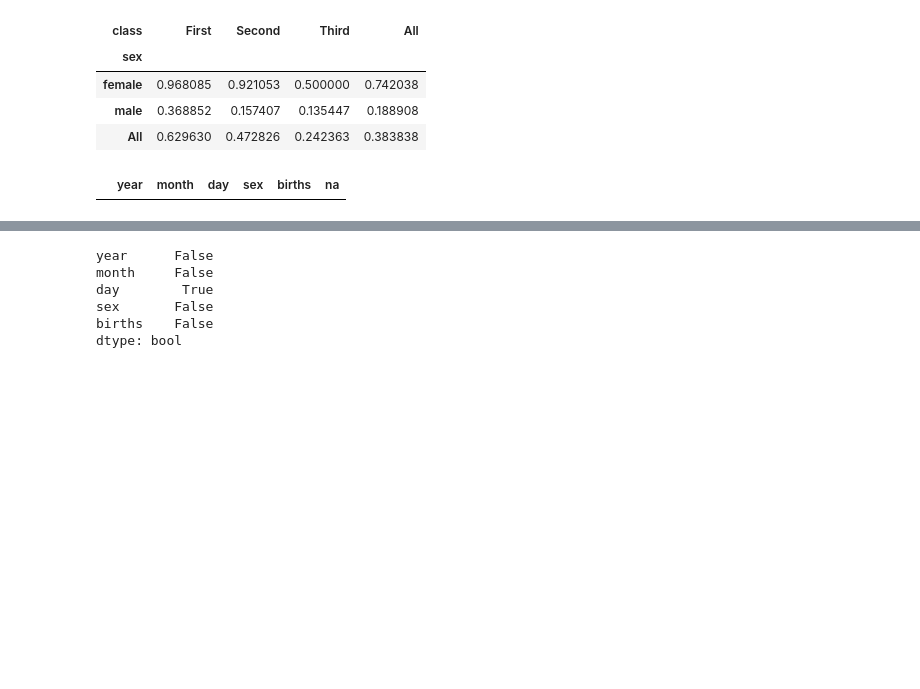
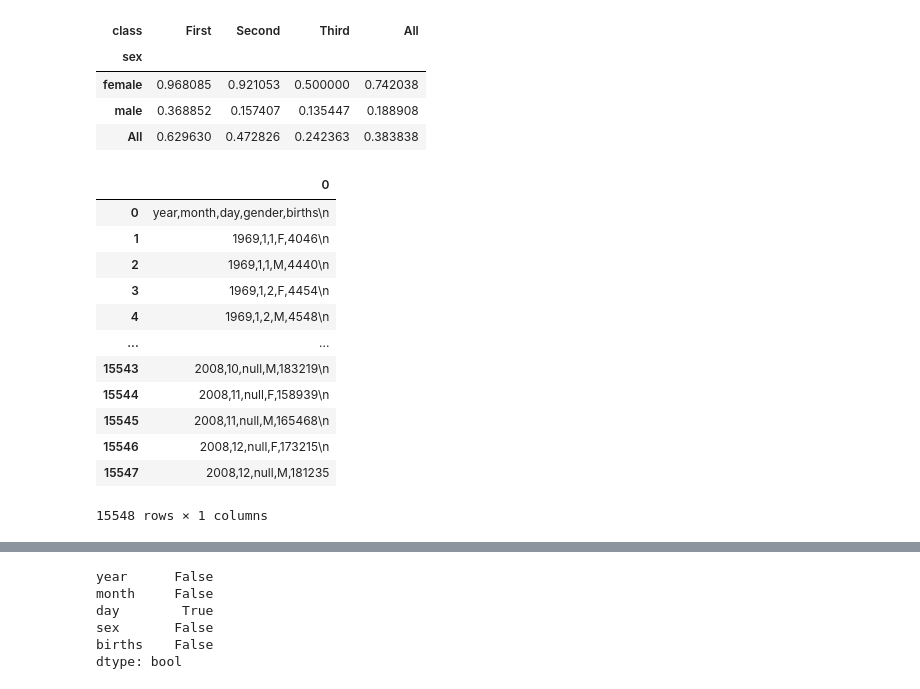
Before and after one commit to LucyLiu-UCSB/PythonReview, a Jupyter notebook: data science/Pandas_pivot.ipynb, the cells around one changed output, grey strips where cells are left out. Drawn from its saved outputs; the diff is of its cells as text; code cells hidden in the pictures; blank space fills up the shorter version.

```diff
--- a/data science/Pandas_pivot.ipynb
+++ b/data science/Pandas_pivot.ipynb
@@ -82,9 +82,22 @@ f.close()
 # %%
 df = pd.DataFrame(x)
 df_new = pd.DataFrame(columns = ['year', 'month', 'day', 'sex', 'births', 'na'])
 df_new
+df
 # %% [output]
-|  | year | month | day | sex | births | na |
+|  | 0 |
+| 0 | year,month,day,gender,births\n |
+| 1 | 1969,1,1,F,4046\n |
+| 2 | 1969,1,1,M,4440\n |
+| 3 | 1969,1,2,F,4454\n |
+| 4 | 1969,1,2,M,4548\n |
+| ... | ... |
+| 15543 | 2008,10,null,M,183219\n |
+| 15544 | 2008,11,null,F,158939\n |
+| 15545 | 2008,11,null,M,165468\n |
+| 15546 | 2008,12,null,F,173215\n |
+| 15547 | 2008,12,null,M,181235 |
+15548 rows × 1 columns
 # %%
 import re
 for i in df.index[1:-1]:
```
Also changed, not shown: parts of 11 cells of this notebook, 10 other files.
